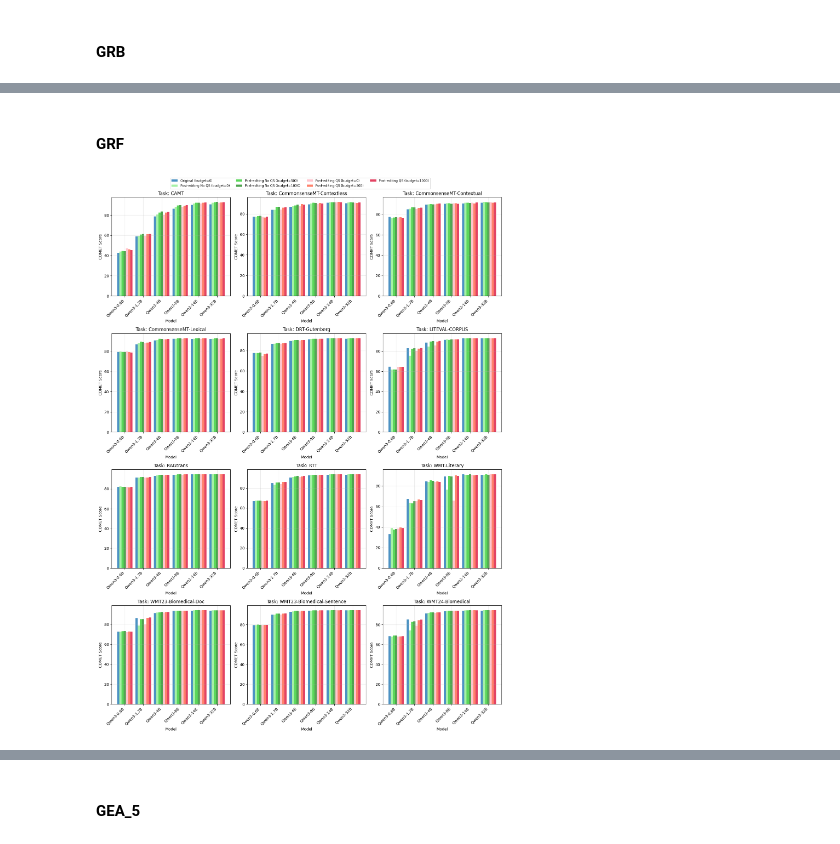
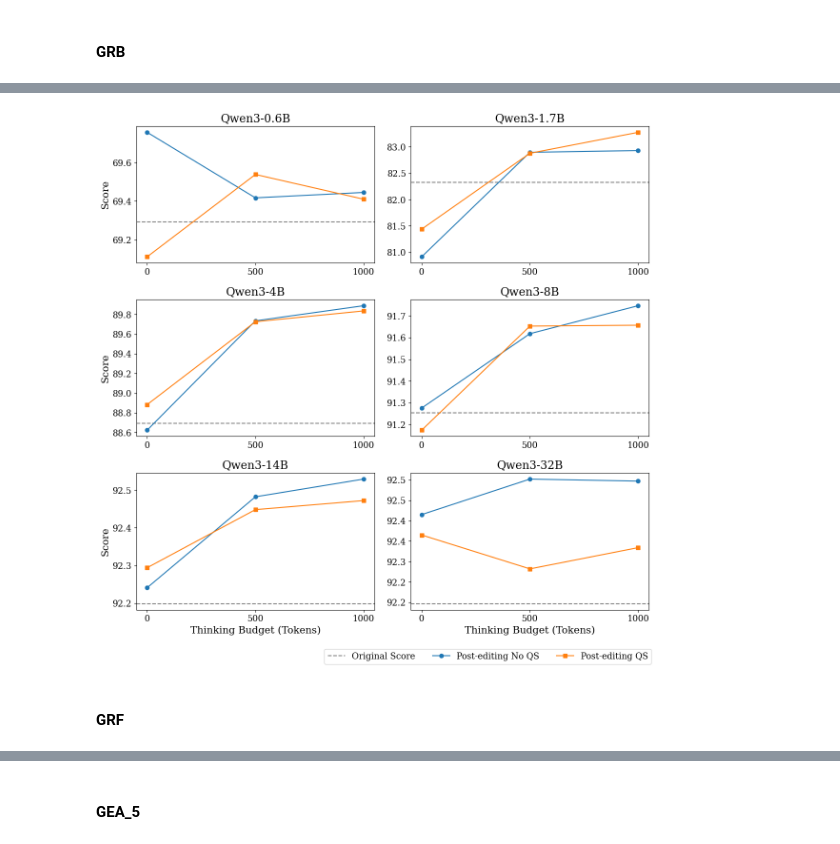
Before and after one commit to ZiHAO-LI-cmd/rm4mt, a Jupyter notebook: rm4mt_eval/analysis/analysis_post_editing.ipynb, the cells around one changed output, grey strips where cells are left out. Cells and saved outputs as stored; diff of their text form; code cells hidden in the pictures.

```diff
--- a/rm4mt_eval/analysis/analysis_post_editing.ipynb
+++ b/rm4mt_eval/analysis/analysis_post_editing.ipynb
@@ -579 +492,7 @@ visualize_qwen_models_comparison(
+# %%
+df_grb = generate_improvement_table(
+    dfs_original_by_grb,
+    dfs_post_editing_by_grb,
+    dfs_post_editing_without_quality_score_by_grb,
+)
 # %%
@@ -600,0 +511,17 @@ improvement_df
+# %%
+for col in df_grb_by_model.columns:
+    if col not in [
+        "Model"
+    ]:
+        df_grb_by_model[col] = df_grb_by_model[col].map(lambda x: f"{x:.3f}")
+
+latex_str = df_grb_by_model.to_latex(
+    index=False,  # 不输出行号
+    escape=False,  # 保留列名中的 $_{Before}$ 这种 LaTeX 语法
+    column_format="lccccccccccccc",  # 可根据列数调整对齐方式（这里假设 10 列，用 l + 9个c）
+    longtable=False,  # 如果列特别多，可以改 True
+    multicolumn=True,
+    multicolumn_format="c",
+)
+
+print(latex_str)
@@ -600,0 +541,4 @@ improvement_df
+# %%
+df_grb_by_model["model_size"] = df_grb_by_model["Model"].map(extract_model_size)
+df_grb_by_model = df_grb_by_model.sort_values("model_size").drop(columns=["model_size"])
+df_grb_by_model
@@ -601,11 +553,24 @@ improvement_df
+# %%
+# 每个 Model 拼在一张图
+plot_all_groups(
+    df_grb_by_model,
+    "Model",
+    "Model",
+    ncols=2,
+    # save_path="post_editing_compare_by_model_grb.png",
+    save_path="post_editing_compare_by_model_grb.pdf",
+)
+
+# 每个 Task 拼在一张图
+# plot_all_groups(df_by_task, "Task", "Task", ncols=3)
+# %% [output]
+[figure, added]
 # %% [markdown]
 #### GRF
 # %%
-visualize_qwen_models_comparison(
-    dfs_original_by_grf,
-    dfs_post_editing_by_grf,
-    dfs_post_editing_without_quality_score_by_grf,
-)
+# visualize_qwen_models_comparison(
+#     dfs_original_by_grf,
+#     dfs_post_editing_by_grf,
+#     dfs_post_editing_without_quality_score_by_grf,
+# )
-# %% [output]
-[figure, removed]
 # %%
```
Also changed, not shown: parts of 24 cells of this notebook, 9 other files.
